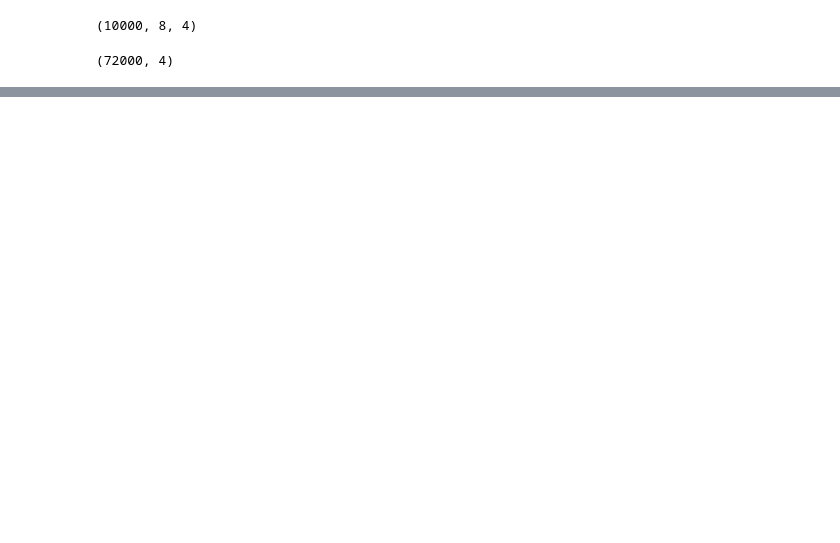
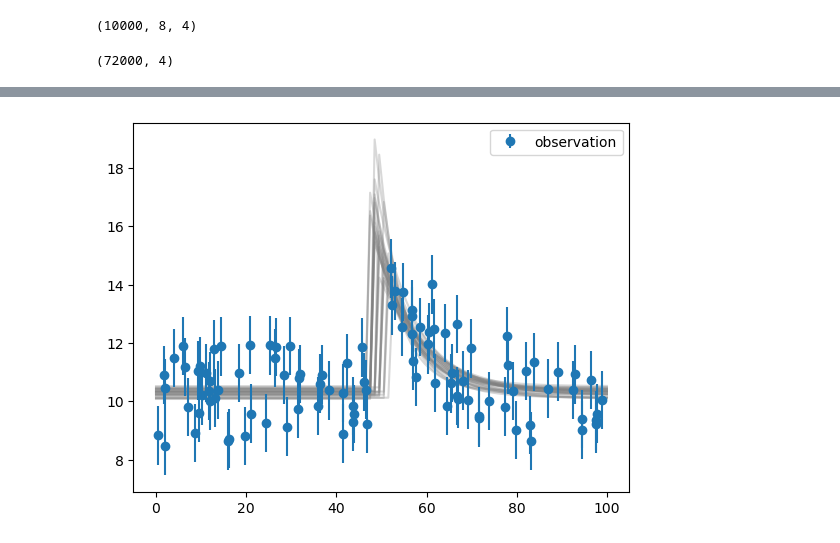
Before and after one commit to robertoinfurna/astrostatistics_bicocca_2024, a Jupyter notebook: working/11_Transient_universe.ipynb, the cells around one changed output, grey strips where cells are left out. Drawn from its saved outputs; the diff is of its cells as text; code cells hidden in the pictures; blank space fills up the shorter version.

```diff
--- a/working/11_Transient_universe.ipynb
+++ b/working/11_Transient_universe.ipynb
@@ -178,0 +185,15 @@ fig = corner.corner(
+# %%
+chosen_samples= flat_samples[np.random.choice(len(flat_samples),size=30)]
+# %%
+tgrid=np.linspace(0,100,100)
+
+for chosen_theta in chosen_samples:
+
+    ygrid =  model(chosen_theta,tgrid)
+    plt.plot(tgrid,ygrid,alpha=0.3,c='gray')
+
+plt.errorbar(data[:,0],data[:,1],data[:,2],linestyle='None', marker='o',label='observation')
+plt.legend()
+plt.show()
+# %% [output]
+[figure, added]
```
Also changed, not shown: parts of 6 cells of this notebook.
